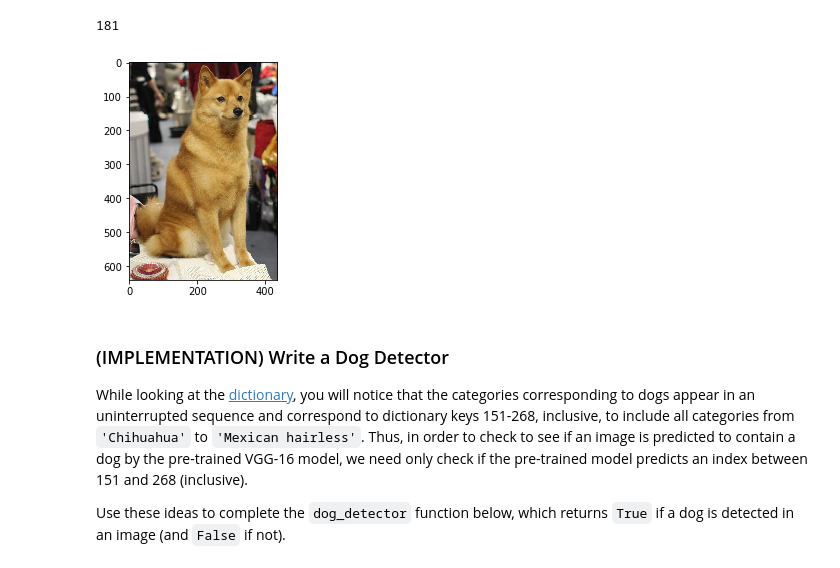
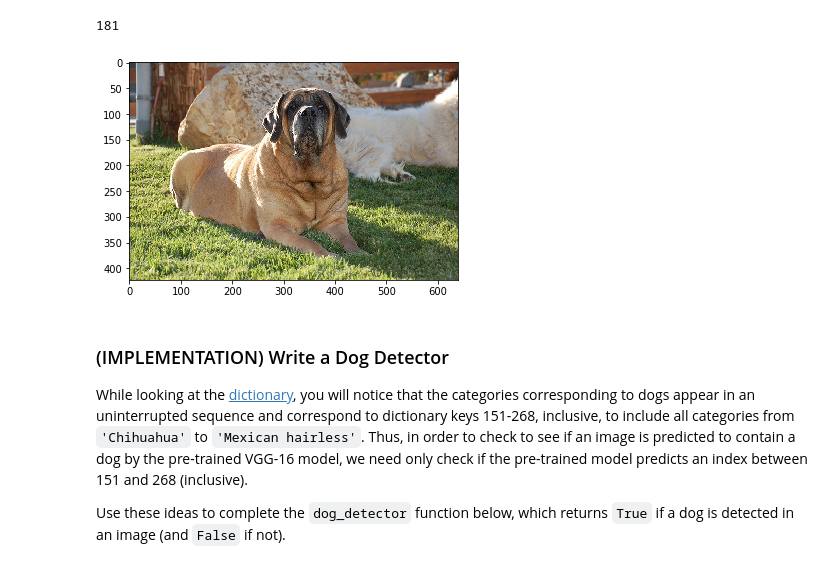
Before and after one commit to abtripathi/predicting_dog_breeds, a Jupyter notebook: dog_app.ipynb, the cells around one changed output. Drawn from its saved outputs; the diff is of its cells as text; code cells hidden in the pictures.

```diff
--- a/dog_app.ipynb
+++ b/dog_app.ipynb
@@ -323,9 +327,9 @@ def display_image(img_path):
     plt.imshow(img)
     plt.show()
 # %%
-display_image(dog_files[344])
+display_image(dog_files[44])
 # %% [output]
-[figure, old version]
+[figure, new version]
 # %% [markdown]
 ### (IMPLEMENTATION) Write a Dog Detector
 
```
Also changed, not shown: parts of 17 cells of this notebook, 1 other file.
